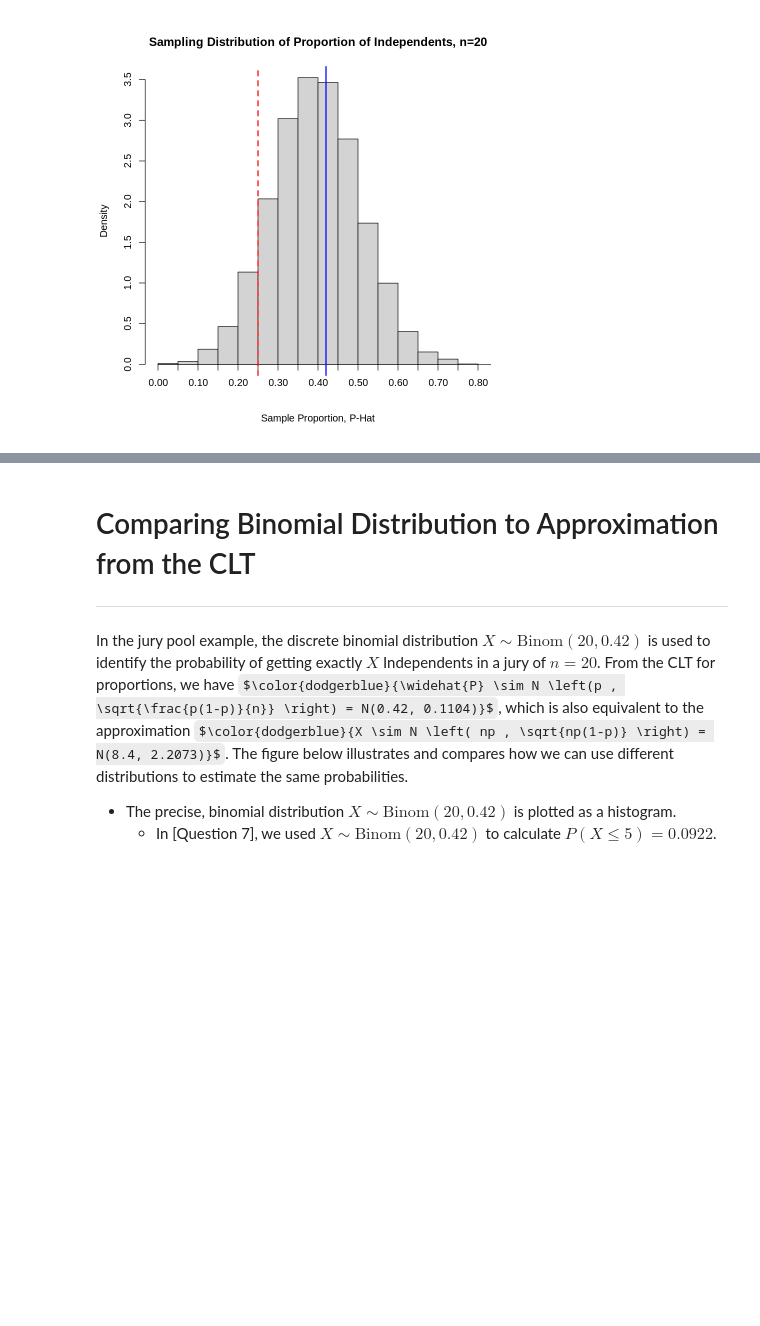
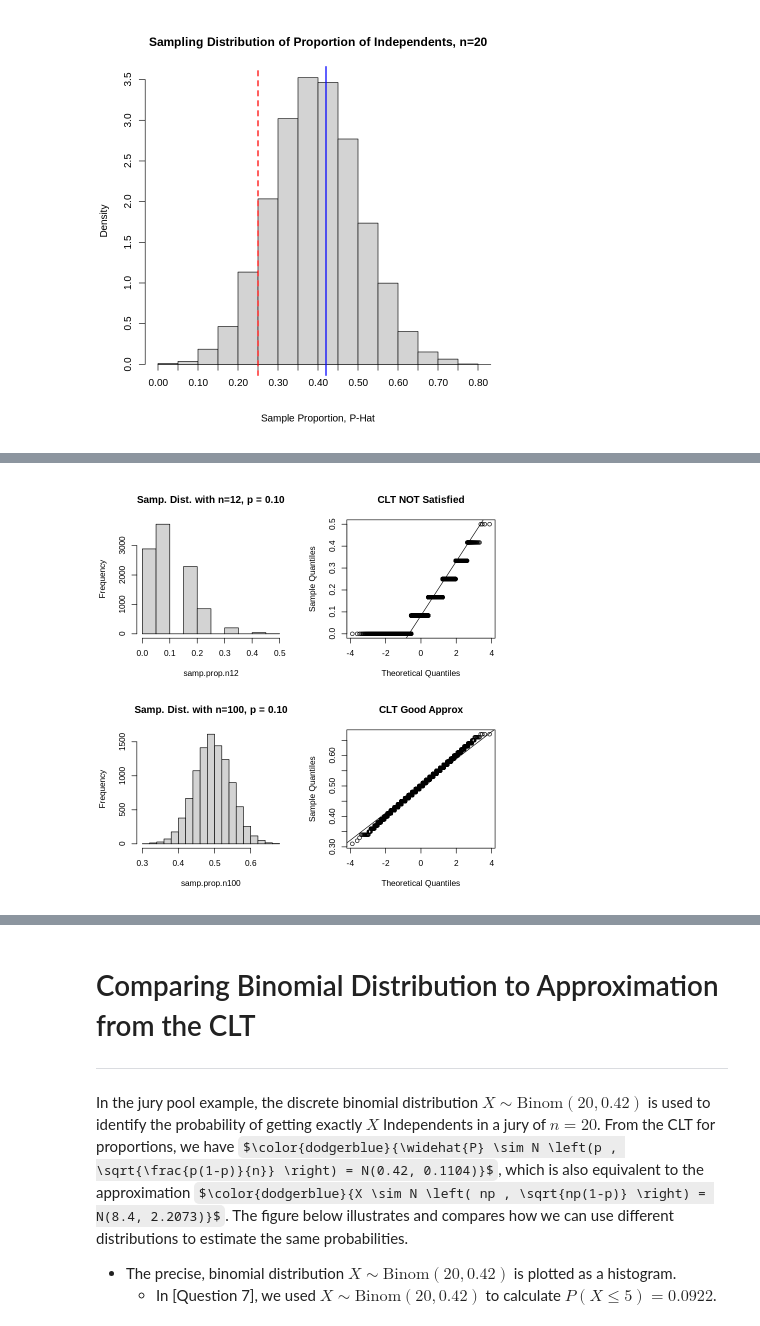
Before and after one commit to CU-Denver-MathStats-OER/Statistical-Theory, a Jupyter notebook: Chap3/11-Sampling-Dist-Prop.ipynb, the cells around one changed output, grey strips where cells are left out. Cells and saved outputs as stored; diff of their text form; code cells hidden in the pictures; some formulas as TeX source; blank space fills up the shorter version.

```diff
--- a/Chap3/11-Sampling-Dist-Prop.ipynb
+++ b/Chap3/11-Sampling-Dist-Prop.ipynb
@@ -246,7 +207,10 @@ n <- 20  # each random jury pool is size n=20
 # a for loop that generates 10,000 random samples
 for (i in 1:10000)
 {
-  temp.pool <- sample(c("Indep", "Not"),  size = 20,  replace = TRUE, prob = c(0.42,0.58))  # pick jury pool
+  temp.pool <- sample(c("Indep", "Not"),  # pick jury pool
+                      size = 20,
+                      replace = TRUE,
+                      prob = c(0.42,0.58))
   samp.prop[i] <-sum(temp.pool == "Indep")/n  # calculate sample proportion
 }
 # %% [markdown]
@@ -533,0 +418,32 @@ qqline(samp.prop.n100)
+# %%
+samp.prop.n12 <- numeric(10000) # creates an empty vector to store results
+samp.prop.n100 <- numeric(10000) # creates an empty vector to store results
+
+
+# a for loop that generates 10,000 random samples
+for (i in 1:10000)
+{
+  temp.pool <- sample(c("Indep", "Not"),  size = 12,  replace = TRUE, prob = c(0.10,0.90))  # pick jury pool
+  samp.prop.n12[i] <-sum(temp.pool == "Indep")/12  # calculate sample proportion
+}
+
+# a for loop that generates 10,000 random samples
+for (i in 1:10000)
+{
+  temp.pool <- sample(c("Indep", "Not"),  size = 100,  replace = TRUE, prob = c(0.50,0.50))  # pick jury pool
+  samp.prop.n100[i] <-sum(temp.pool == "Indep")/100  # calculate sample proportion
+}
+# %%
+par(mfrow=c(2,2))
+
+hist(samp.prop.n12, main = "Samp. Dist. with n=12, p = 0.10")
+
+qqnorm(samp.prop.n12, main = "CLT NOT Satisfied")
+qqline(samp.prop.n12)
+
+hist(samp.prop.n100, main = "Samp. Dist. with n=100, p = 0.10")
+
+qqnorm(samp.prop.n100, main = "CLT Good Approx")
+qqline(samp.prop.n100)
+# %% [output]
+[figure, added]
```
Also changed, not shown: parts of 48 cells of this notebook.
